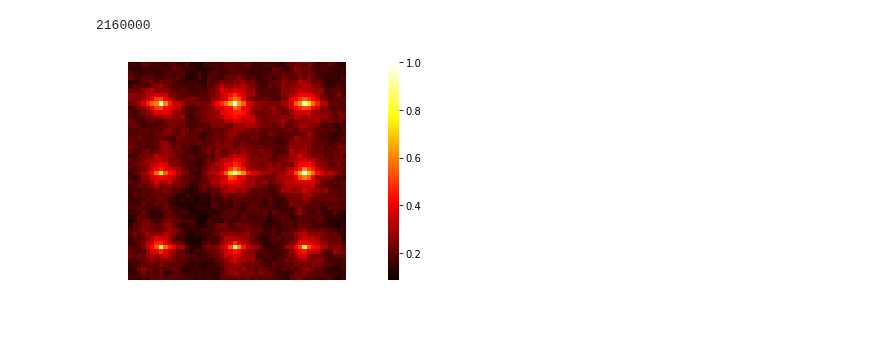
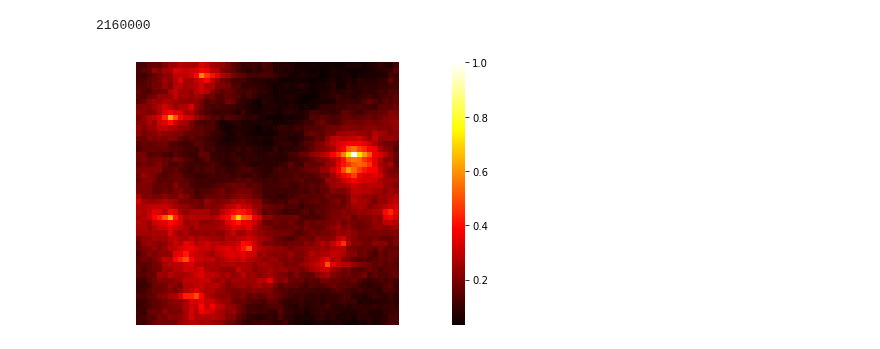
Before and after one commit to lakubis/LionIsACat, a Jupyter notebook: Felix_Learn/run_variasi_station.ipynb, the cells around one changed output. Drawn from its saved outputs; the diff is of its cells as text; code cells hidden in the pictures; blank space fills up the shorter version.

Commit message:
more graphs

```diff
--- a/Felix_Learn/run_variasi_station.ipynb
+++ b/Felix_Learn/run_variasi_station.ipynb
@@ -34,7 +34,7 @@ cp_size = 6
 #Without inventory
 #cp_size = 10
 
-model = switching_model(num_of_motorist=50,num_of_stations=16,inv_size=inv_size,cp_size= cp_size,width=map_width,height=map_height,moore=moore, configuration="more", demand = demand)
+model = switching_model(num_of_motorist=50,num_of_stations=16,inv_size=inv_size,cp_size= cp_size,width=map_width,height=map_height,moore=moore, configuration="random", demand = demand)
 
 #Dalam menit
 days = 30
@@ -304,17 +346,20 @@ print(len(array_alive_positions))
 # %%
 heatmap_data = np.zeros((model.grid.width, model.grid.height))
 for coor in array_alive_positions:
     x,y = coor
     heatmap_data[x,y] +=1
 
 most_frequent = np.amax(heatmap_data)
 norm_heatmap_data = heatmap_data/most_frequent
 
 ax = sns.heatmap(norm_heatmap_data,cmap="hot")
 ax.invert_yaxis()
 plt.axis('equal')
 ax.xaxis.set_visible(False)
 ax.yaxis.set_visible(False)
 plt.tick_params(left = False, bottom = False)
+plt.tight_layout()
+plt.savefig('heatmap random 16a 30 days.png', format = 'png' )
+plt.show()
 # %% [output]
-[figure, old version]
+[figure, new version]
```
Also changed, not shown: parts of 14 cells of this notebook, 8 other files.
